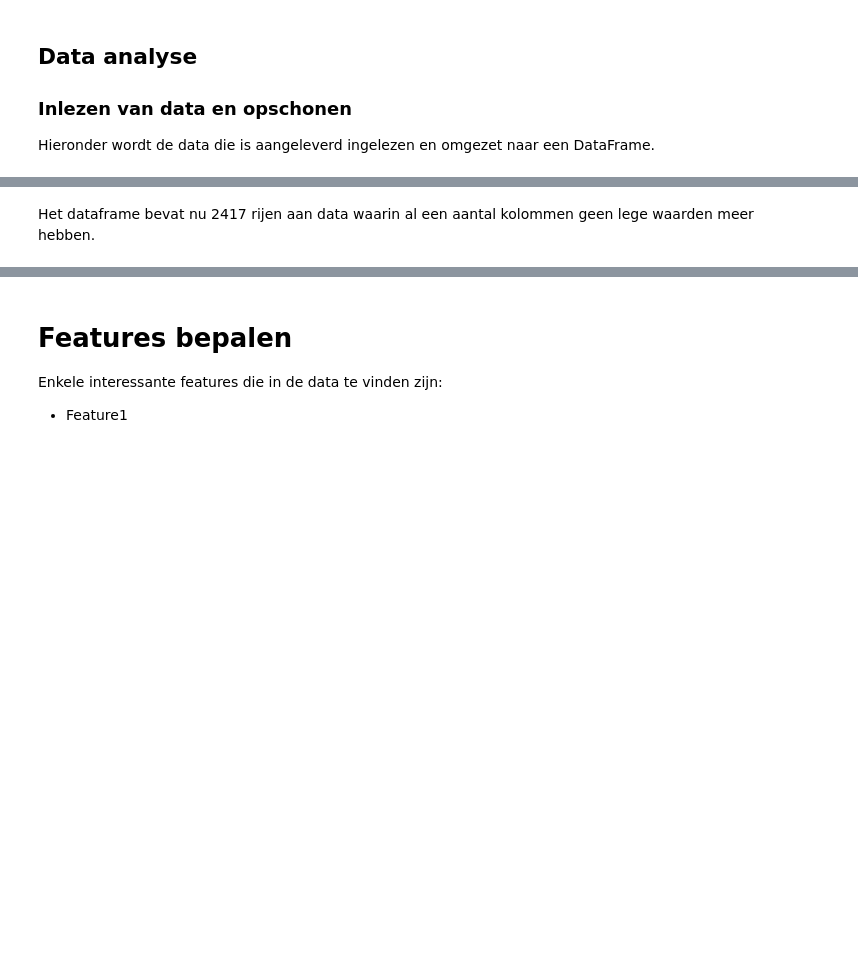
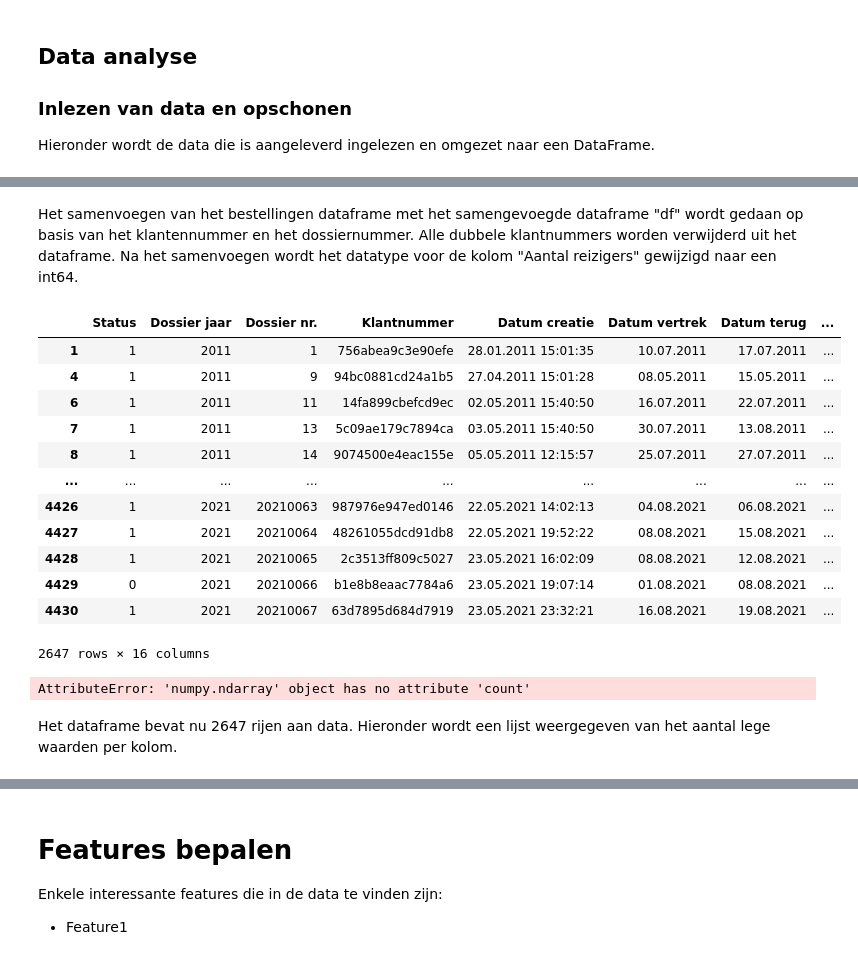
Before and after one commit to Xevro/data-science-in-python, a Jupyter notebook: Project Data Science/louis.dhont/project.ipynb, the cells around one changed output, grey strips where cells are left out. Drawn from its saved outputs; the diff is of its cells as text; code cells hidden in the pictures; blank space fills up the shorter version.

Commit message:
uppdated the data and changed the notebook codes

```diff
--- a/Project Data Science/louis.dhont/project.ipynb
+++ b/Project Data Science/louis.dhont/project.ipynb
@@ -47,0 +50,4 @@ Als eerste stap wordt in data gekeken welke types de gebruikers zelf aan de rout
+# %%
+df_klanten.drop(columns=['Straat + nr.', 'Klantnummer CMS', 'Geb. datum', 'Telefoon', 'Email', 'Postcode', 'Locatie'], inplace=True)
+df = df_klanten.copy()
+df
@@ -48,5 +142,6 @@ Als eerste stap wordt in data gekeken welke types de gebruikers zelf aan de rout
 # %%
-# Create a new dataframe (deep copy)
-df = df_klanten.copy()
 df = df.merge(df_deelnemers, left_on=['Familienaam', 'Voornaam'], right_on=['Familienaam', 'Voornaam'], how='inner')
-#df = pd.merge(df, df_deelnemers)
+
+df.drop(columns=['Straat + nr.', 'GSM','Voornaam', 'Familienaam', 'Geboortedatum', 'Email', 'GSM', 'Postcode', 'Stad'], inplace=True)
+
+df
@@ -188,5 +229,49 @@ for index, row in df.iterrows():
+# %% [markdown]
+Het samenvoegen van het bestellingen dataframe met het samengevoegde dataframe "df" wordt gedaan op basis van het klantennummer en het dossiernummer. Alle dubbele klantnummers worden verwijderd uit het dataframe.
+Na het samenvoegen wordt het datatype voor de kolom "Aantal reizigers" gewijzigd naar een int64.
+# %%
+df['Dossier'].fillna(0)
+df.drop(df.index[df['Dossier'].isnull()], inplace = True)
+df['Dossier'] = df['Dossier'].astype(int)
+
+df = df_bestellingen.merge(df, left_on=['Klantnummer', 'Dossier nr.'], right_on=['Klantnummer', 'Dossier'], how='left')
+
+df.drop(columns=['Bestemming_y', 'Vertrekdatum', 'Dossier', 'Creatie datum', 'Touroperator', 'Pakket Code'], inplace=True)
+df.rename(columns={'Bestemming_x': 'Bestemming'}, inplace = True)
+
+df.drop_duplicates(subset ="Klantnummer", keep = False, inplace = True)
+
+df['Aantal reizigers'] = df['Aantal reizigers'].astype(int)
+
+df['Reistype'] =
+
+# MERGE KLANT LAND SAMEN MET LAND
+# verwijder daarna kolom: Land klant
+
+# Zet klantnummer al index
+#df = df.set_index('Klantnummer')
+
+df
+# %% [output]
+|  | Status | Dossier jaar | Dossier nr. | Klantnummer | Datum creatie | Datum vertrek | Datum terug | ... |
+| 1 | 1 | 2011 | 1 | 756abea9c3e90efe | 28.01.2011 15:01:35 | 10.07.2011 | 17.07.2011 | ... |
+| 4 | 1 | 2011 | 9 | 94bc0881cd24a1b5 | 27.04.2011 15:01:28 | 08.05.2011 | 15.05.2011 | ... |
+| 6 | 1 | 2011 | 11 | 14fa899cbefcd9ec | 02.05.2011 15:40:50 | 16.07.2011 | 22.07.2011 | ... |
+| 7 | 1 | 2011 | 13 | 5c09ae179c7894ca | 03.05.2011 15:40:50 | 30.07.2011 | 13.08.2011 | ... |
+| 8 | 1 | 2011 | 14 | 9074500e4eac155e | 05.05.2011 12:15:57 | 25.07.2011 | 27.07.2011 | ... |
+| ... | ... | ... | ... | ... | ... | ... | ... | ... |
+| 4426 | 1 | 2021 | 20210063 | 987976e947ed0146 | 22.05.2021 14:02:13 | 04.08.2021 | 06.08.2021 | ... |
+| 4427 | 1 | 2021 | 20210064 | 48261055dcd91db8 | 22.05.2021 19:52:22 | 08.08.2021 | 15.08.2021 | ... |
+| 4428 | 1 | 2021 | 20210065 | 2c3513ff809c5027 | 23.05.2021 16:02:09 | 08.08.2021 | 12.08.2021 | ... |
+| 4429 | 0 | 2021 | 20210066 | b1e8b8eaac7784a6 | 23.05.2021 19:07:14 | 01.08.2021 | 08.08.2021 | ... |
+| 4430 | 1 | 2021 | 20210067 | 63d7895d684d7919 | 23.05.2021 23:32:21 | 16.08.2021 | 19.08.2021 | ... |
+2647 rows × 16 columns
+# %%
+df.Reistype.unique().count()
+# %% [output]
+AttributeError: 'numpy.ndarray' object has no attribute 'count'
 # %% [markdown]
-Het dataframe bevat nu 2417 rijen aan data waarin al een aantal kolommen geen lege waarden meer hebben.
+Het dataframe bevat nu 2647 rijen aan data. Hieronder wordt een lijst weergegeven van het aantal lege waarden per kolom.
 # %%
 df.isnull().sum()
 # %% [output]
```
Also changed, not shown: parts of 17 cells of this notebook, 4 other files.
